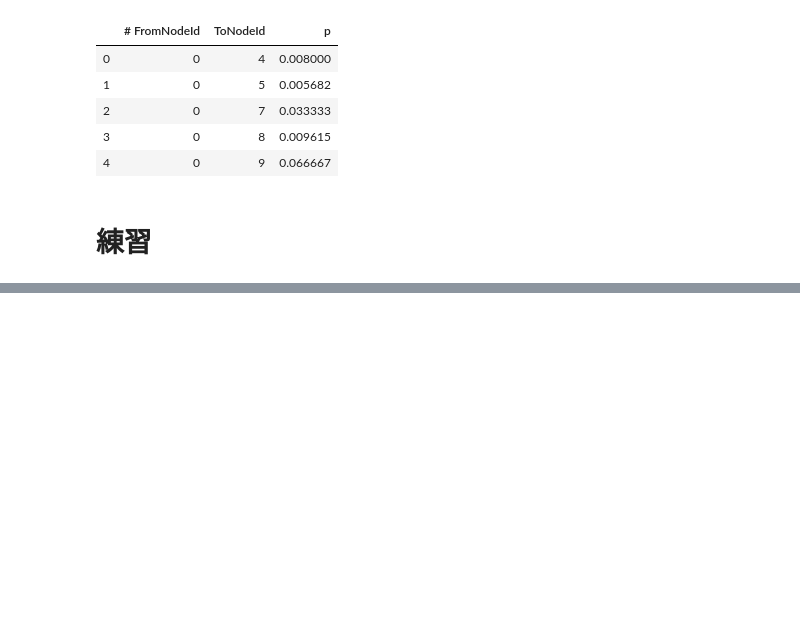
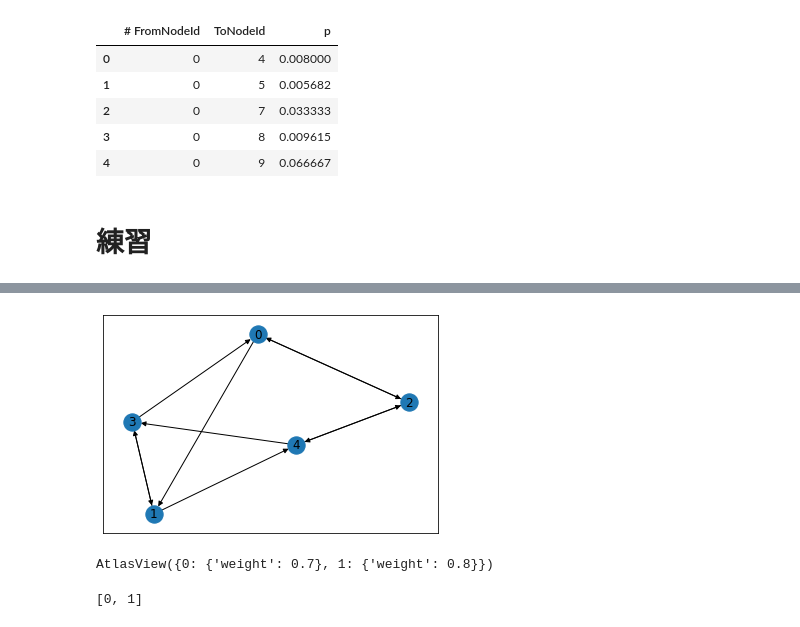
Before and after one commit to plue1011/code, a Jupyter notebook: networkx.ipynb, the cells around one changed output, grey strips where cells are left out. Saved outputs shown, nothing was run; the diff lists cells and outputs as text; code cells hidden in the pictures; blank space fills up the shorter version.

```diff
--- a/networkx.ipynb
+++ b/networkx.ipynb
@@ -49,7 +51,7 @@ G.add_weighted_edges_from(network_np)
 # %% [markdown]
 # 練習
 # %%
-G = nx.DiGraph()
+G_practice = nx.DiGraph()
 # %%
 weighted_edges = [[0,1,0.1],
                   [0,2,0.2],
@@ -218,0 +67,16 @@ print(len_path[3][1])
+# %%
+G_practice.add_weighted_edges_from(weighted_edges)
+# %%
+# ネットワークを描画できる
+nx.draw_networkx(G_practice)
+plt.show()
+# %% [output]
+[figure, added]
+# %%
+G_practice[3]
+# %% [output]
+AtlasView({0: {'weight': 0.7}, 1: {'weight': 0.8}})
+# %%
+list(G_practice.successors(3))
+# %% [output]
+[0, 1]
```
Also changed, not shown: parts of 62 cells of this notebook.
